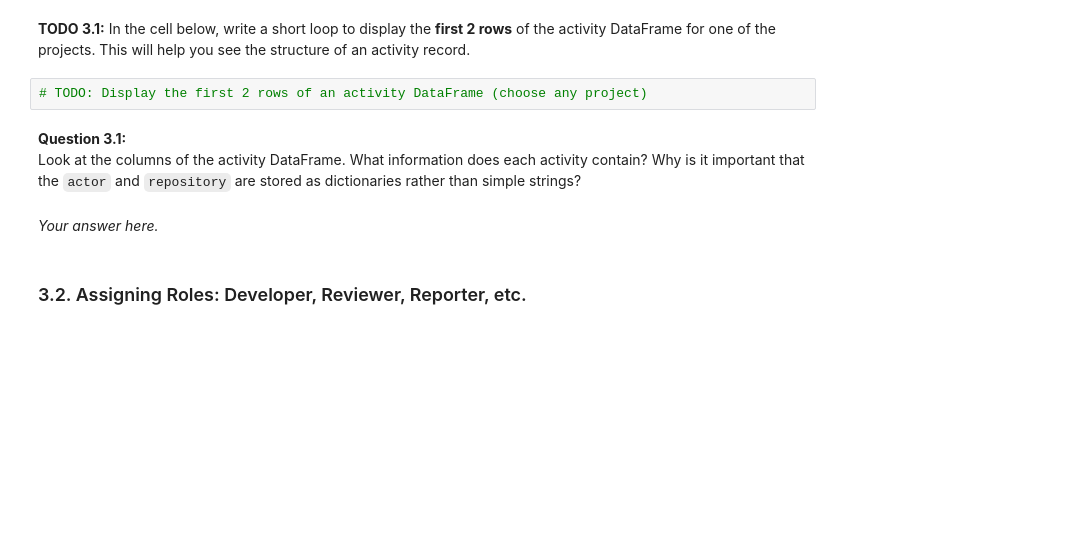
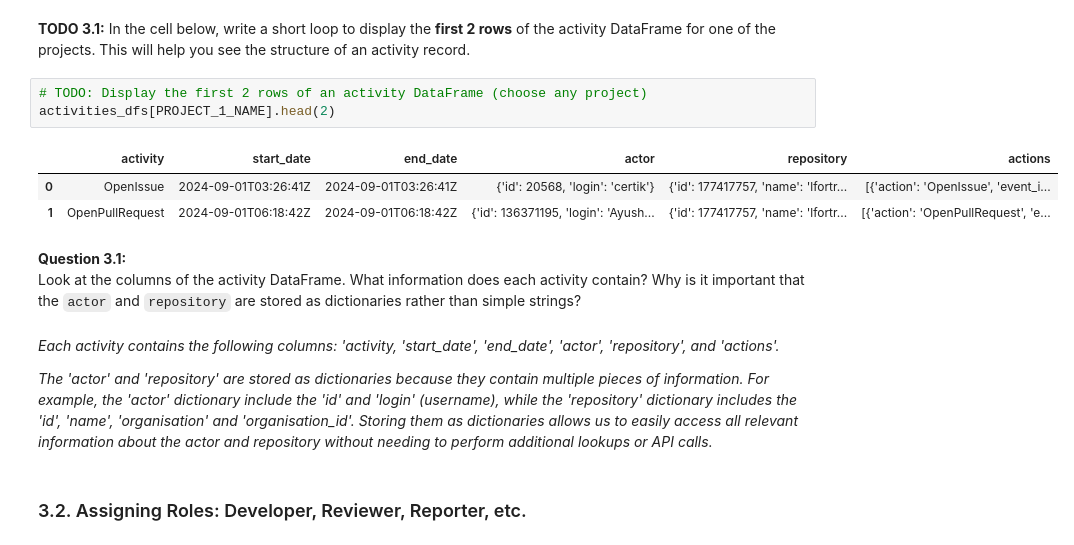
Before and after one commit to alan-altruy/Software-Evolution-Practical-Bots, a Jupyter notebook: Bots-Template.ipynb, the cells around one changed output. Cells and saved outputs as stored; diff of their text form; blank space fills up the shorter version.

Commit message:
Answers to Q3.1

```diff
--- a/Bots-Template.ipynb
+++ b/Bots-Template.ipynb
@@ -1224,11 +1224,18 @@ for file in activity_files:
 **TODO 3.1:** In the cell below, write a short loop to display the **first 2 rows** of the activity DataFrame for one of the projects. This will help you see the structure of an activity record.
 # %%
 # TODO: Display the first 2 rows of an activity DataFrame (choose any project)
+activities_dfs[PROJECT_1_NAME].head(2)
+# %% [output]
+|  | activity | start_date | end_date | actor | repository | actions |
+| 0 | OpenIssue | 2024-09-01T03:26:41Z | 2024-09-01T03:26:41Z | {'id': 20568, 'login': 'certik'} | {'id': 177417757, 'name': 'lfortr... | [{'action': 'OpenIssue', 'event_i... |
+| 1 | OpenPullRequest | 2024-09-01T06:18:42Z | 2024-09-01T06:18:42Z | {'id': 136371195, 'login': 'Ayush... | {'id': 177417757, 'name': 'lfortr... | [{'action': 'OpenPullRequest', 'e... |
 # %% [markdown]
 **Question 3.1:**
 Look at the columns of the activity DataFrame. What information does each activity contain? Why is it important that the `actor` and `repository` are stored as dictionaries rather than simple strings?
 # %% [markdown]
-*Your answer here.*
+*Each activity contains the following columns: 'activity, 'start_date', 'end_date', 'actor', 'repository', and 'actions'.*
+
+*The 'actor' and 'repository' are stored as dictionaries because they contain multiple pieces of information. For example, the 'actor' dictionary include the 'id' and 'login' (username), while the 'repository' dictionary includes the 'id', 'name', 'organisation' and 'organisation_id'. Storing them as dictionaries allows us to easily access all relevant information about the actor and repository without needing to perform additional lookups or API calls.*
 # %% [markdown]
 ### 3.2. Assigning Roles: Developer, Reviewer, Reporter, etc.
 # %% [markdown]
```
